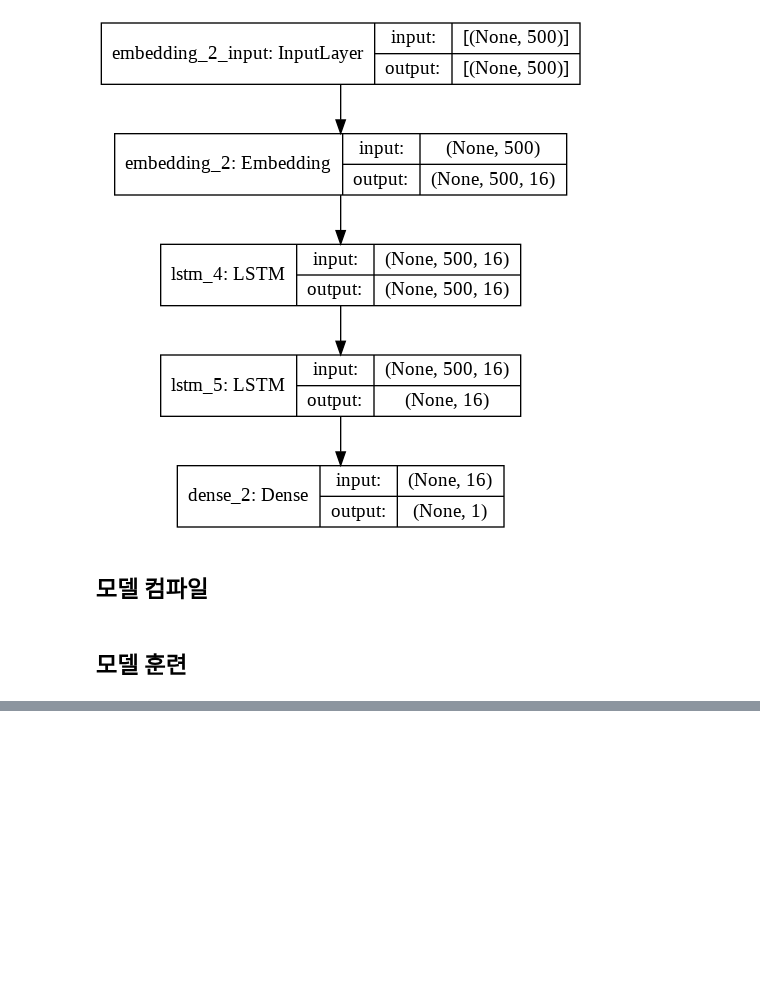
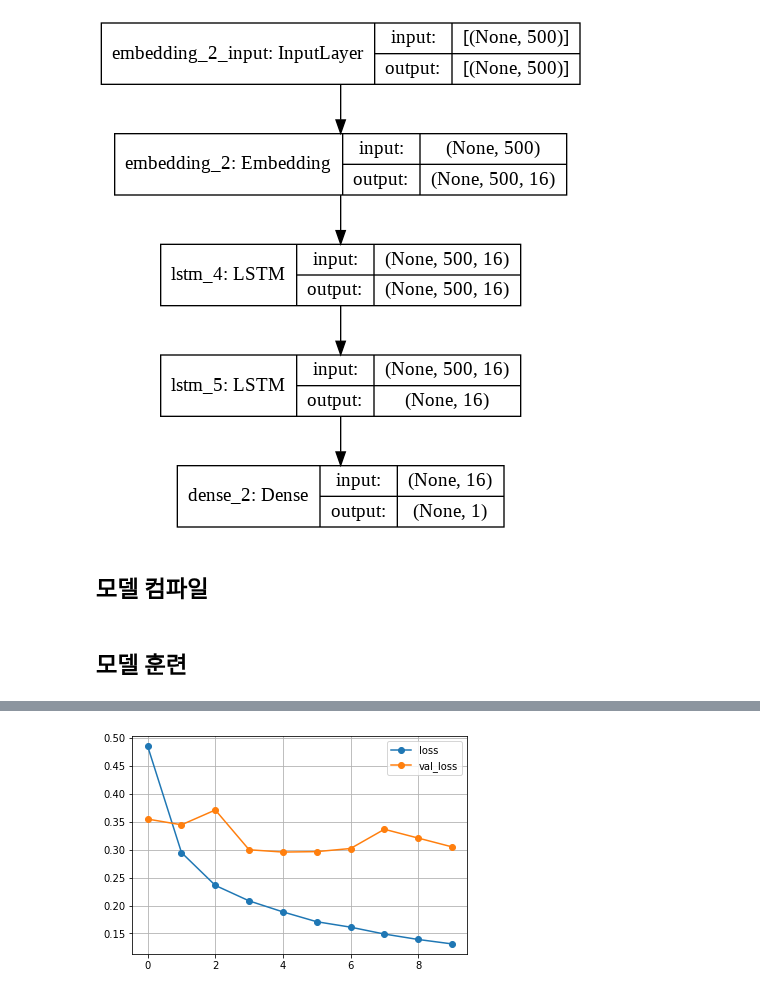
Before and after one commit to JakeOh/202011_itw_bd21, a Jupyter notebook: lab_ml/ml21_lstm.ipynb, the cells around one changed output, grey strips where cells are left out. Drawn from its saved outputs; the diff is of its cells as text; code cells hidden in the pictures; blank space fills up the shorter version.

```diff
--- a/lab_ml/ml21_lstm.ipynb
+++ b/lab_ml/ml21_lstm.ipynb
@@ -133,0 +153,9 @@ Epoch 1/100
+# %%
+hist = pd.DataFrame(history.history)
+# %%
+# 손실 곡선
+hist[['loss', 'val_loss']].plot(marker='o')
+plt.grid()
+plt.show()
+# %% [output]
+[figure, added]
```
Also changed, not shown: parts of 4 cells of this notebook.
